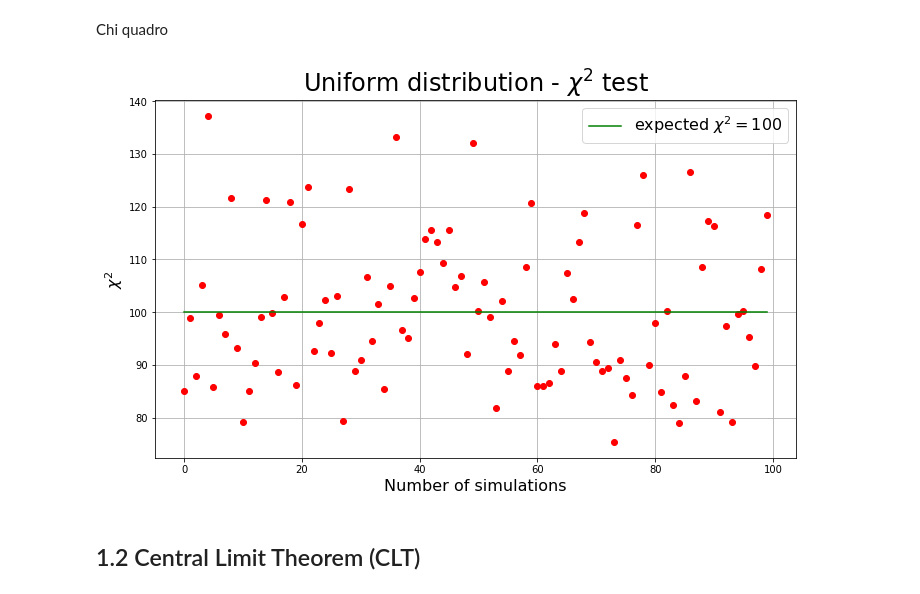
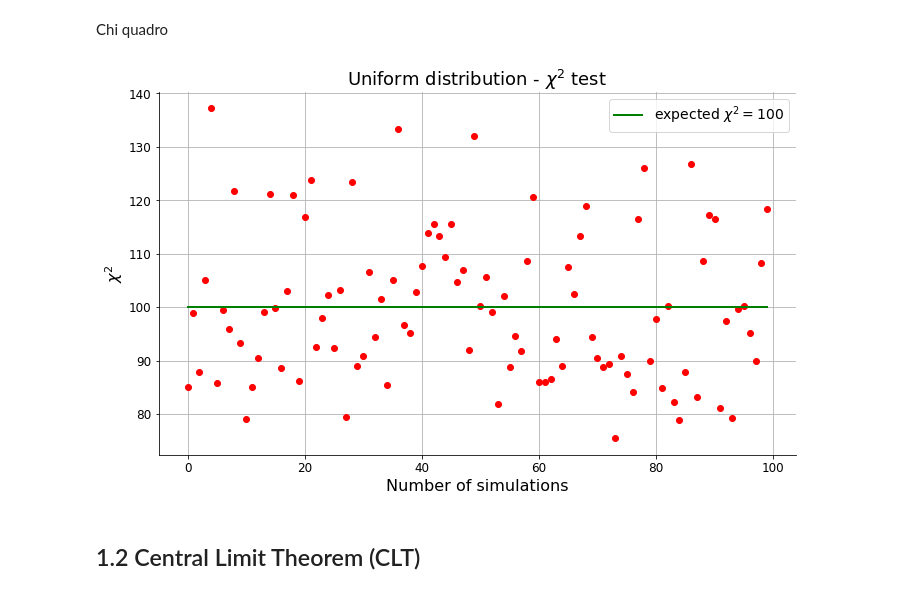
Before and after one commit to simonecodispoti/LSN_Exercises, a Jupyter notebook: excercise_01/Exercise1.ipynb, the cells around one changed output. Cells and saved outputs as stored; diff of their text form; code cells hidden in the pictures.

```diff
--- a/excercise_01/Exercise1.ipynb
+++ b/excercise_01/Exercise1.ipynb
@@ -10,3 +10,28 @@ We will also perform our first real Monte Carlo simulation: the *Buffon's experi
+# %%
+# Settings and libraries:
+
+import numpy as np
+import matplotlib.pyplot as plt
+import scipy.stats as stat
+
+import matplotlib as mpl
+mpl.rcParams['axes.titlesize'] = 18
+mpl.rcParams['axes.labelsize'] = 16
+mpl.rcParams['legend.fontsize'] = 14
+mpl.rcParams['lines.linewidth'] = 2
+mpl.rcParams['xtick.labelsize'] = 12
+mpl.rcParams['ytick.labelsize'] = 12
+mpl.rcParams['axes.spines.right'] = False
+mpl.rcParams['axes.spines.top'] = False
+SCALE = 6
+FIG_SIZE = (SCALE*0.5*(1+np.sqrt(5)),SCALE)
+
+# Input functions:
+
+def Read(filename):
+    with open(filename) as f:
+        vector = [float(i) for i in f.read().splitlines()]
+    return vector
 # %% [markdown]
 ## 1.1 Statistical uncertainties
 
@@ -73,24 +82,21 @@ plt.grid(True)
 # %% [markdown]
 Chi quadro
 # %%
-file = open("Chi2.txt")
-Chi2 = [float(i) for i in file.read().splitlines()]
-file.close()
+Chi2 = Read("Unif/Chi2.txt")
 
-x = [int(i) for i in range(n_cell)]
-
+x = [int(i) for i in range(len(Chi2))]
 expected = [100 for i in x]
 
-plt.figure(figsize=(6*0.5*(1+np.sqrt(5)),6), constrained_layout=True)
+plt.figure(figsize=FIG_SIZE, constrained_layout=True)
 plt.plot(x, Chi2, "ro")
-plt.title("Uniform distribution - $\chi^2$ test", fontsize=TITLE_SIZE)
-plt.xlabel("Number of simulations", fontsize=LABEL_SIZE)
-plt.ylabel("$\chi^2$", fontsize=LABEL_SIZE)
-plt.plot(x, expected, 'g', label="expected $\chi^2 = 100$")
-plt.legend(fontsize=LABEL_SIZE)
+plt.title("Uniform distribution - $\chi^2$ test")
+plt.xlabel("Number of simulations")
+plt.ylabel("$ \chi^2 $")
+plt.plot(x, expected, 'g', label="expected $ \chi^2 = 100 $")
+plt.legend()
 plt.grid(True)
 # %% [output]
-[figure, old version]
+[figure, new version]
 # %% [markdown]
 ## 1.2 Central Limit Theorem (CLT)
 # %%
```
Also changed, not shown: parts of 7 cells of this notebook, 28 other files.
